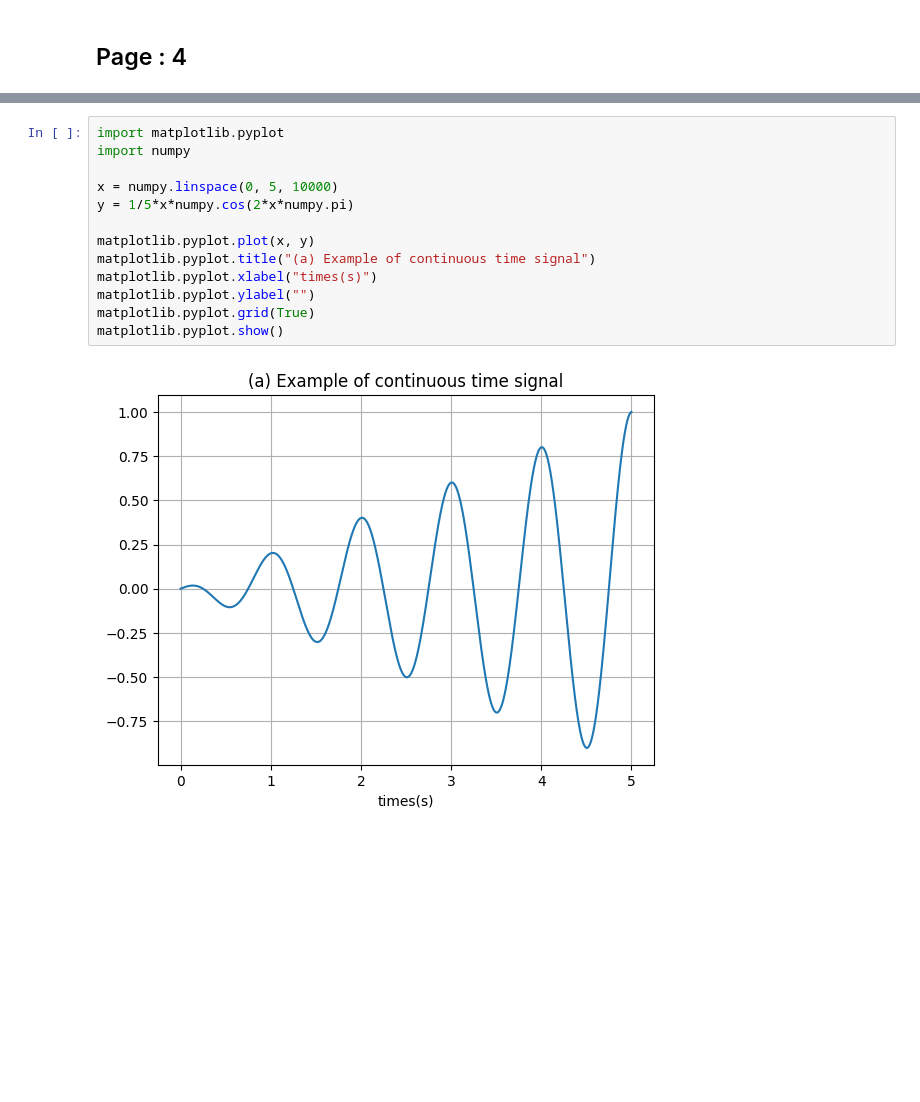
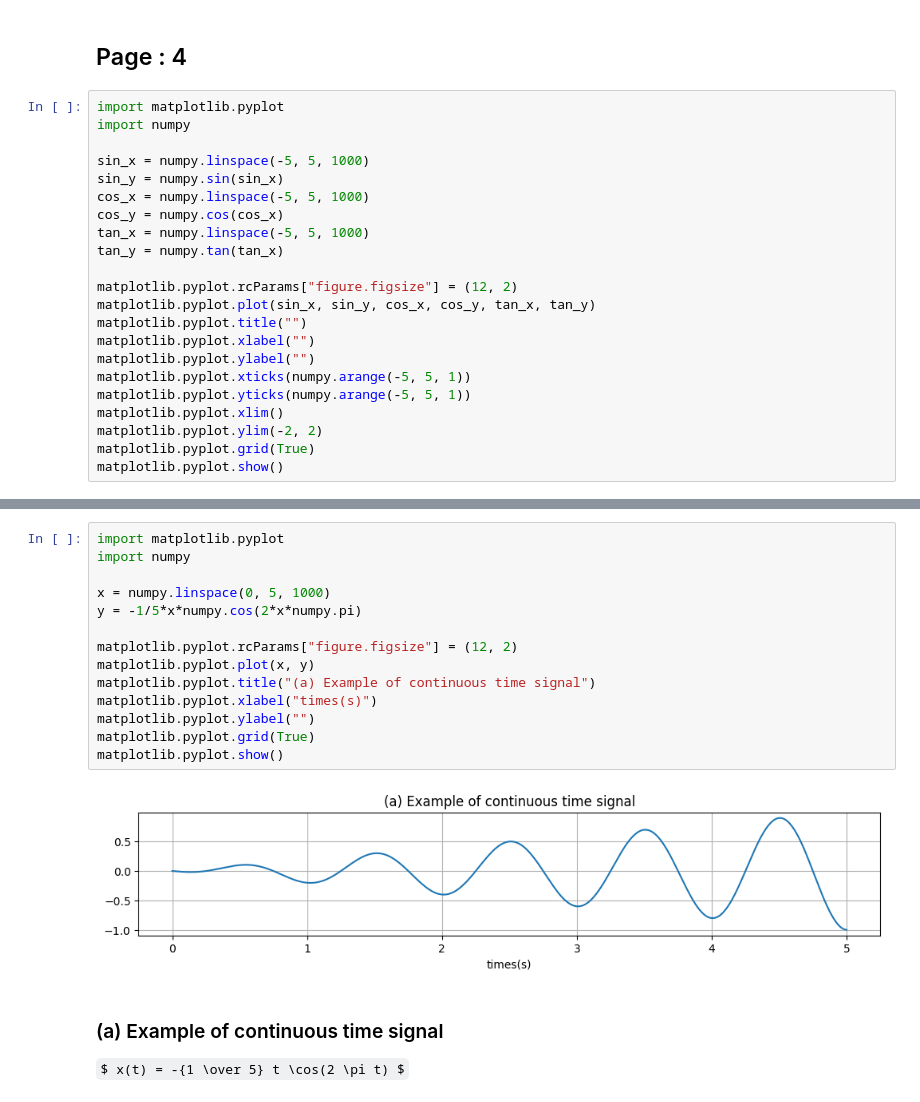
Before and after one commit to minjunkim0205/SignalsAndSystems-JihyunPark, a Jupyter notebook: Textbook/SignalsAndSystemsUsingPython.ipynb, the cells around one changed output, grey strips where cells are left out. Saved outputs shown, nothing was run; the diff lists cells and outputs as text; some formulas as TeX source; blank space fills up the shorter version.

```diff
--- a/Textbook/SignalsAndSystemsUsingPython.ipynb
+++ b/Textbook/SignalsAndSystemsUsingPython.ipynb
@@ -2,3 +2,25 @@
 # Singals and systems using python
 # %% [markdown]
 ## Page : 4
+# %%
+import matplotlib.pyplot
+import numpy
+
+sin_x = numpy.linspace(-5, 5, 1000)
+sin_y = numpy.sin(sin_x)
+cos_x = numpy.linspace(-5, 5, 1000)
+cos_y = numpy.cos(cos_x)
+tan_x = numpy.linspace(-5, 5, 1000)
+tan_y = numpy.tan(tan_x)
+
+matplotlib.pyplot.rcParams["figure.figsize"] = (12, 2)
+matplotlib.pyplot.plot(sin_x, sin_y, cos_x, cos_y, tan_x, tan_y)
+matplotlib.pyplot.title("")
+matplotlib.pyplot.xlabel("")
+matplotlib.pyplot.ylabel("")
+matplotlib.pyplot.xticks(numpy.arange(-5, 5, 1))
+matplotlib.pyplot.yticks(numpy.arange(-5, 5, 1))
+matplotlib.pyplot.xlim()
+matplotlib.pyplot.ylim(-2, 2)
+matplotlib.pyplot.grid(True)
+matplotlib.pyplot.show()
@@ -5,18 +29,22 @@
 # %%
 import matplotlib.pyplot
 import numpy
 
-x = numpy.linspace(0, 5, 10000)
-y = 1/5*x*numpy.cos(2*x*numpy.pi)
+x = numpy.linspace(0, 5, 1000)
+y = -1/5*x*numpy.cos(2*x*numpy.pi)
 
+matplotlib.pyplot.rcParams["figure.figsize"] = (12, 2)
 matplotlib.pyplot.plot(x, y)
 matplotlib.pyplot.title("(a) Example of continuous time signal")
 matplotlib.pyplot.xlabel("times(s)")
 matplotlib.pyplot.ylabel("")
 matplotlib.pyplot.grid(True)
 matplotlib.pyplot.show()
 # %% [output]
-[figure, old version]
+[figure, new version]
+# %% [markdown]
+### (a) Example of continuous time signal
+$ x(t) = -{1 \over 5} t \cos(2 \pi t) $
 # %%
 import matplotlib.pyplot
 import numpy
```
Also changed, not shown: parts of 3 cells of this notebook.
